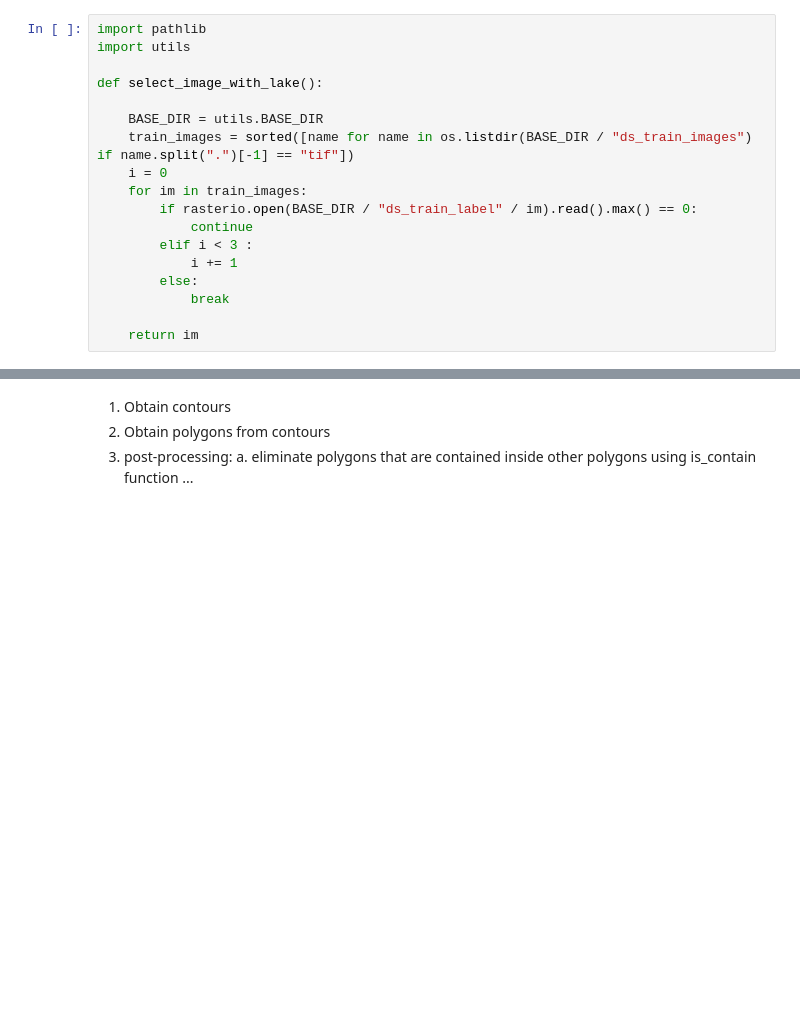
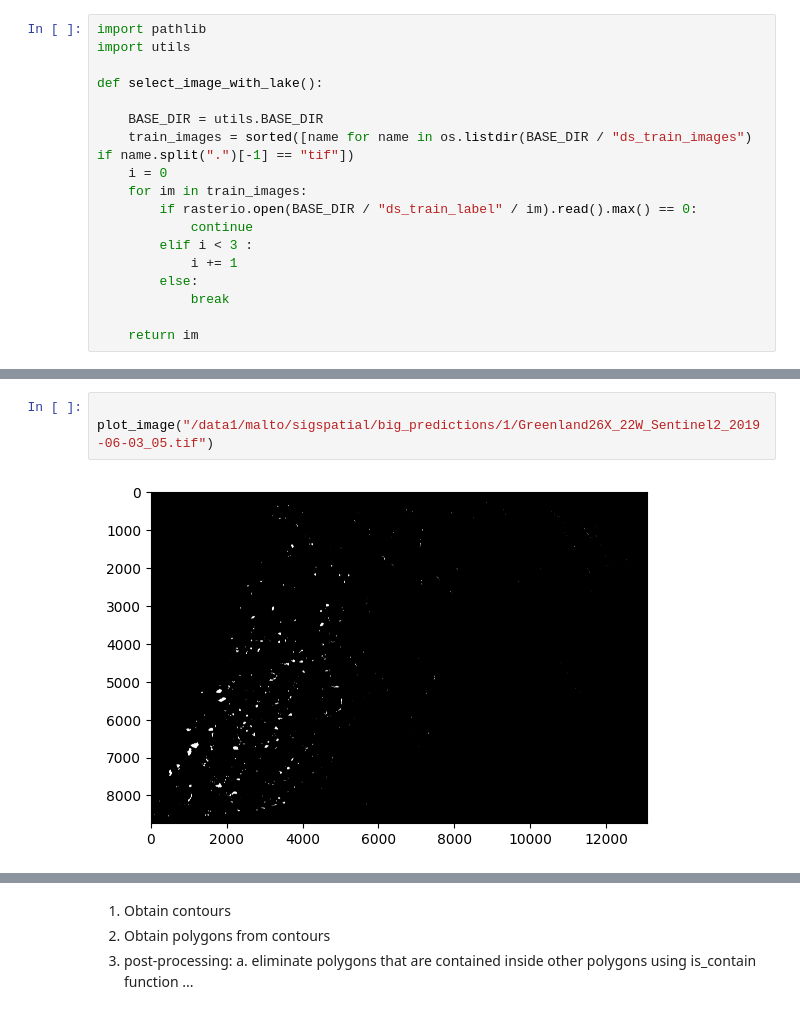
Before and after one commit to MAL-TO/sigspatialcup2023, a Jupyter notebook: notebook.ipynb, the cells around one changed output, grey strips where cells are left out. Saved outputs shown, nothing was run; the diff lists cells and outputs as text; blank space fills up the shorter version.

```diff
--- a/notebook.ipynb
+++ b/notebook.ipynb
@@ -297,0 +376,5 @@ polygons[1]
+# %%
+
+plot_image("/data1/malto/sigspatial/big_predictions/1/Greenland26X_22W_Sentinel2_2019-06-03_05.tif")
+# %% [output]
+[figure, added]
```
Also changed, not shown: parts of 19 cells of this notebook.
